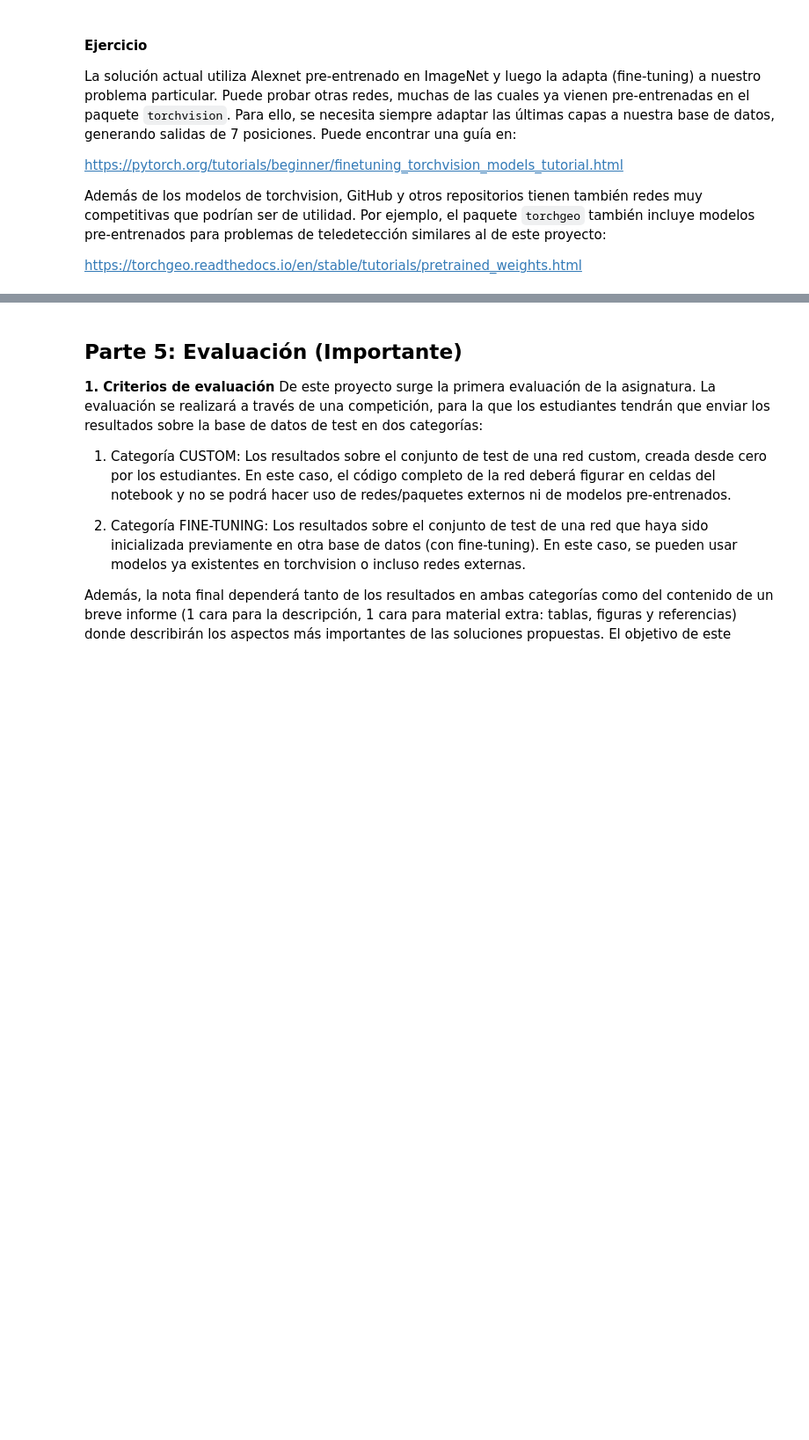
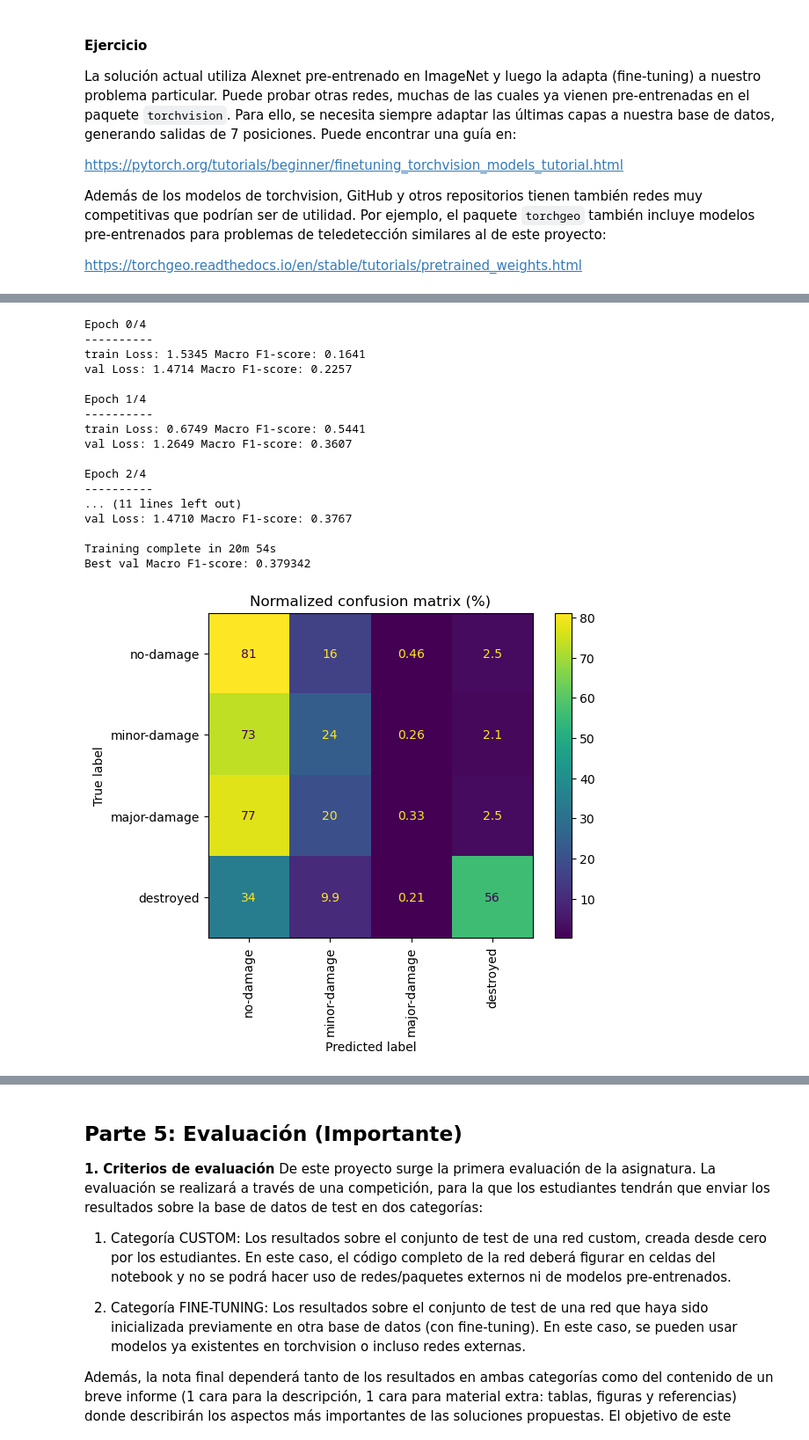
Before and after one commit to AMF064/APAI_2026, a Jupyter notebook: Practica_3/P2_Clasificacion_Imagenes_DNNs.ipynb, the cells around one changed output, grey strips where cells are left out. Shown at 88% size. Drawn from its saved outputs; the diff is of its cells as text; code cells hidden in the pictures; blank space fills up the shorter version.

```diff
--- a/Practica_3/P2_Clasificacion_Imagenes_DNNs.ipynb
+++ b/Practica_3/P2_Clasificacion_Imagenes_DNNs.ipynb
@@ -1221,16 +1221,16 @@ Y por último tenemos que crear un DataLoader que nos permita:
 #Especificamos el dataset de train, un tamaño de batch de 64, desordenamos las imágenes,
 # y paralelizamos con 3 workers
 train_dataloader = DataLoader(train_dataset, batch_size=64,
-                        shuffle=True, num_workers=3)
+                        shuffle=True, num_workers=0)
 
 #Dataset de validación => No desordenamos
 #Como no hay que hacer backward, podemos aumentar mucho el batch_size
 val_dataloader = DataLoader(val_dataset, batch_size=128,
-                        shuffle=False, num_workers=3)
+                        shuffle=False, num_workers=0)
 
 #Dataset de test => No desordenamos
 test_dataloader = DataLoader(test_dataset, batch_size=128,
-                        shuffle=False, num_workers=3)
+                        shuffle=False, num_workers=0)
 
 
 # Función auxiliar para visualizar un batch de datos
@@ -1447,6 +1447,16 @@ optimizer_ft = optim.SGD(customNet.parameters(), lr=sgd_lr, momentum=sgd_momentu
 exp_lr_scheduler = lr_scheduler.StepLR(optimizer_ft, step_size=7, gamma=lr_gamma)
 # %% [output]
 NameError: name 'customNet' is not defined
+# %%
+#definicion dada para la funcion de perdidas
+#criterion = nn.CrossEntropyLoss()
+
+#creamos tensor con los pesos 1/f
+weights = torch.tensor([1/407, 1/43, 1/16, 1/34], dtype=torch.float)
+weights = weights.to(device)
+
+#nueva funcion de perdidas
+criterion = nn.CrossEntropyLoss(weight=weights)
 # %% [markdown]
 ### Función de entrenamiento
 
@@ -1675,0 +1710,10 @@ Además de los modelos de torchvision, GitHub y otros repositorios tienen tambi
+# %%
+# Cargamos ResNet18
+resnet = models.resnet18(pretrained=True)
+
+# sustituyo ulrima capa de 1000 a 4 clases
+num_ftrs = resnet.fc.in_features
+resnet.fc = nn.Linear(num_ftrs, 4)
+
+resnet = resnet.to(device)
+print(resnet)
@@ -1675,0 +1739,27 @@ Además de los modelos de torchvision, GitHub y otros repositorios tienen tambi
+# %%
+#OPTIMIZADOR
+optimizer_resnet = optim.SGD(resnet.parameters(), lr=1e-3, momentum=0.9)
+scheduler_resnet = lr_scheduler.StepLR(optimizer_resnet, step_size=7, gamma=0.1)
+# %%
+#ENTRENAMOS
+resnet = train_model(resnet, criterion, optimizer_resnet, scheduler_resnet,
+                        num_epochs=5)
+# %% [output]
+Epoch 0/4
+----------
+train Loss: 1.5345 Macro F1-score: 0.1641
+val Loss: 1.4714 Macro F1-score: 0.2257
+
+Epoch 1/4
+----------
+train Loss: 0.6749 Macro F1-score: 0.5441
+val Loss: 1.2649 Macro F1-score: 0.3607
+
+Epoch 2/4
+----------
+... (11 lines left out)
+val Loss: 1.4710 Macro F1-score: 0.3767
+
+Training complete in 20m 54s
+Best val Macro F1-score: 0.379342
+[figure, added]
```
Also changed, not shown: parts of 14 cells of this notebook.
